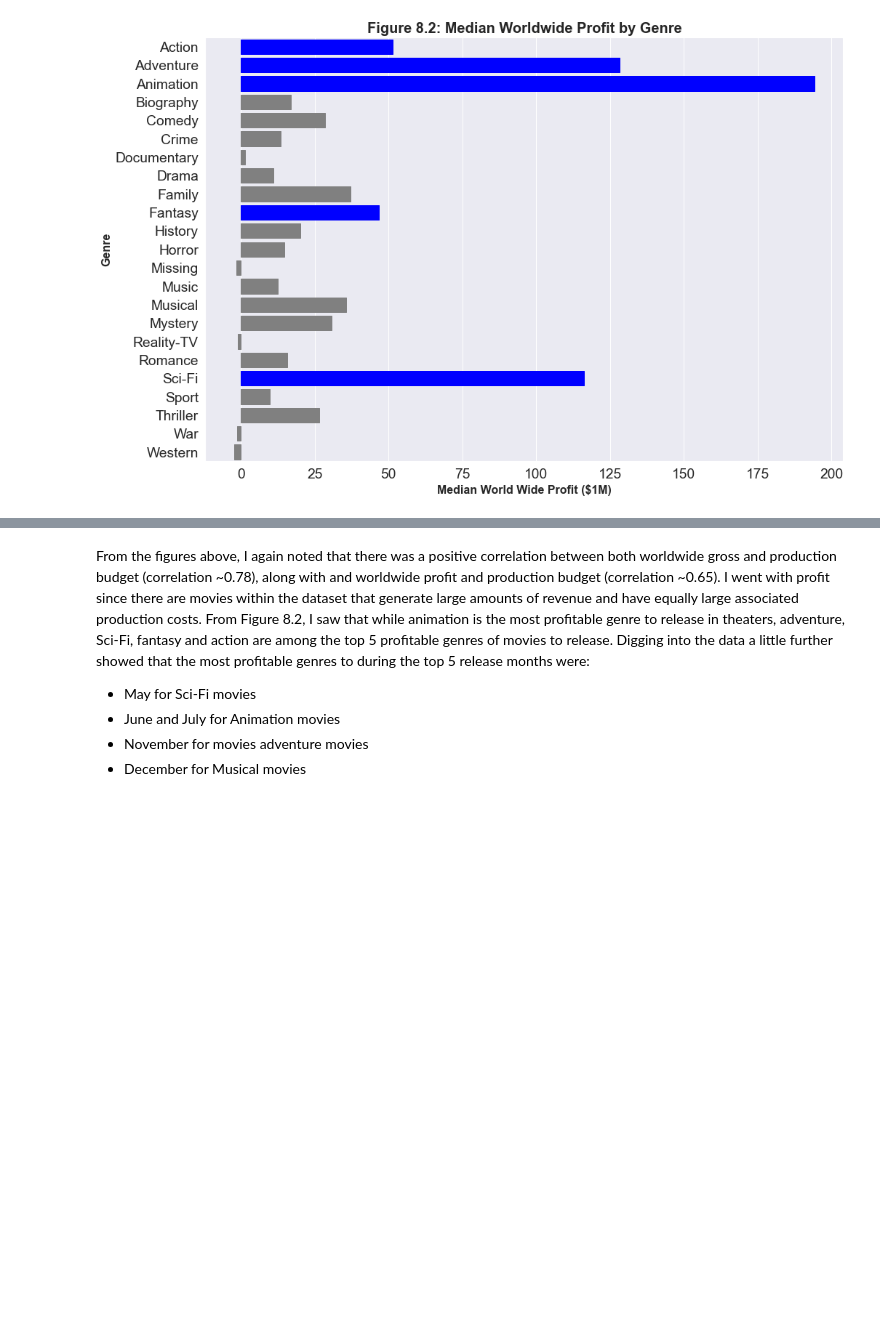
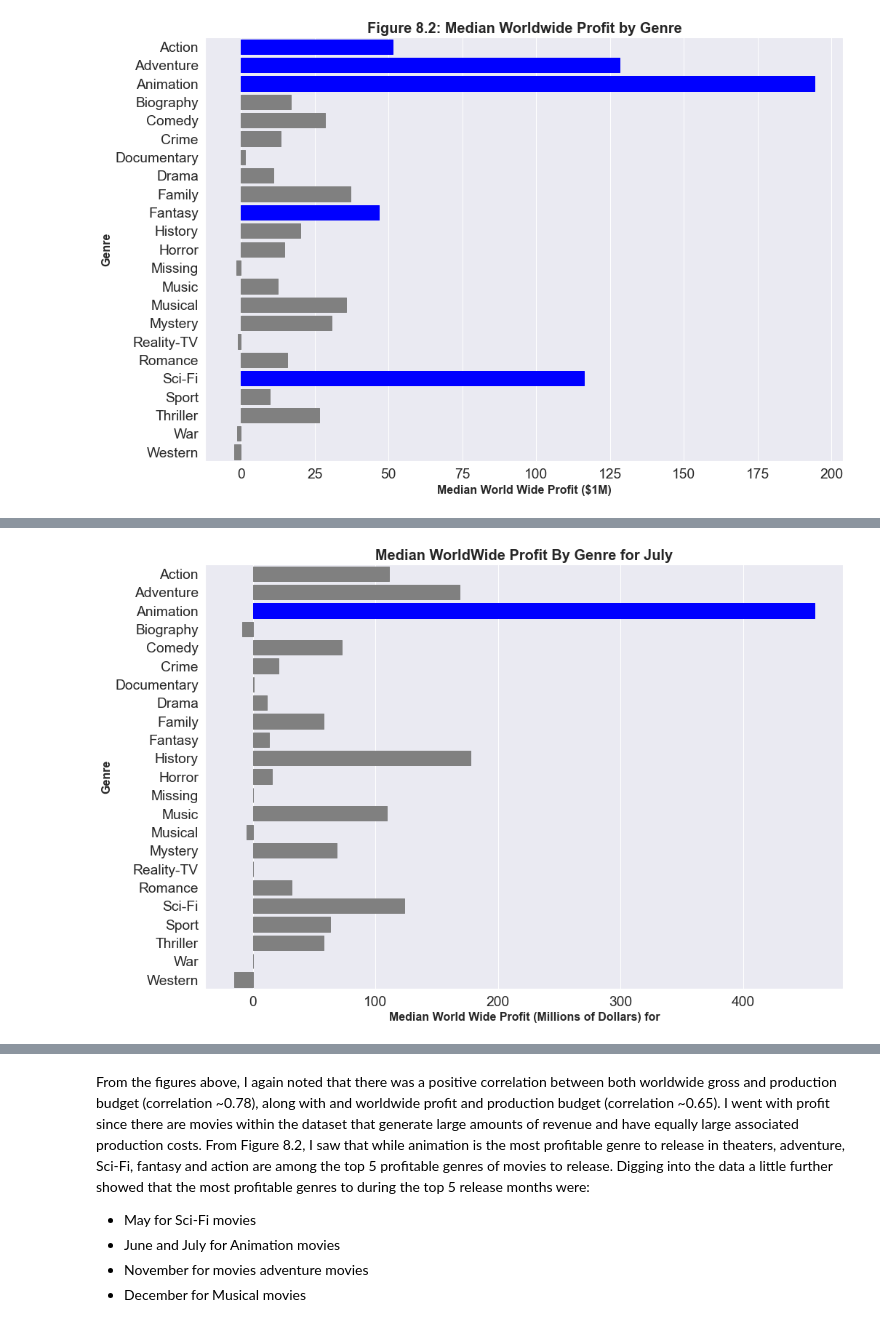
Before and after one commit to dataeducator/dsc-phase-1-project-v2-4, a Jupyter notebook: microsoft_movie_studios_viability_analysis.ipynb, the cells around one changed output, grey strips where cells are left out. Saved outputs shown, nothing was run; the diff lists cells and outputs as text; code cells hidden in the pictures; blank space fills up the shorter version.

```diff
--- a/microsoft_movie_studios_viability_analysis.ipynb
+++ b/microsoft_movie_studios_viability_analysis.ipynb
@@ -1314,0 +1315,4 @@ for bar in ax.patches:
+# %%
+plot_month_genre_bar(month_grouped_genre_median_ww_profit, 7, "July", 300 )
+# %% [output]
+[figure, added]
```
Also changed, not shown: parts of 9 cells of this notebook.
